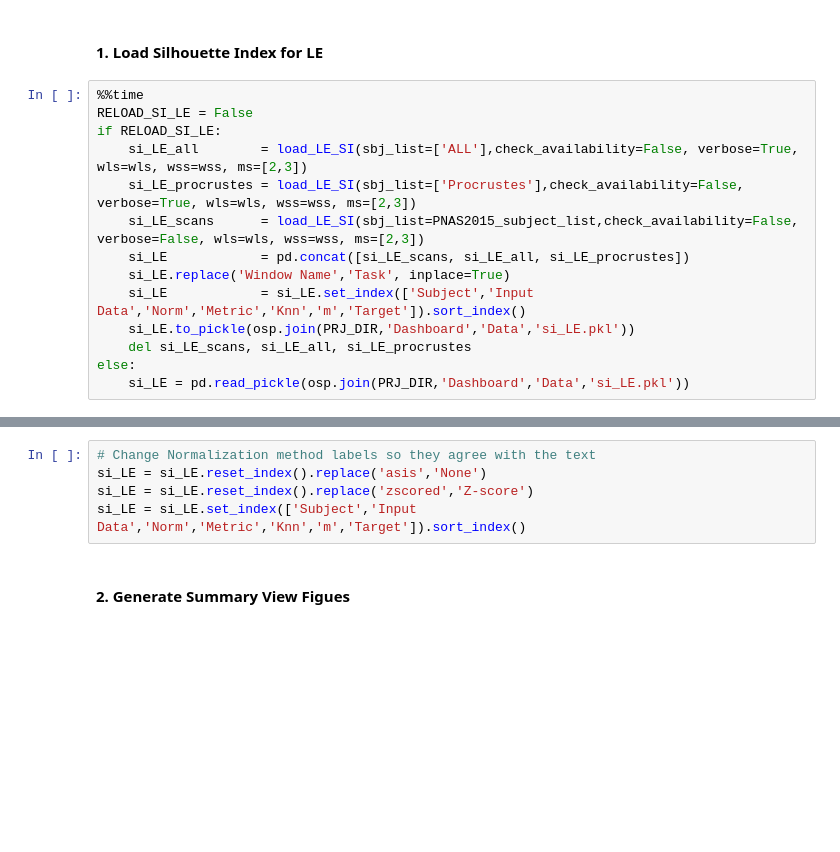
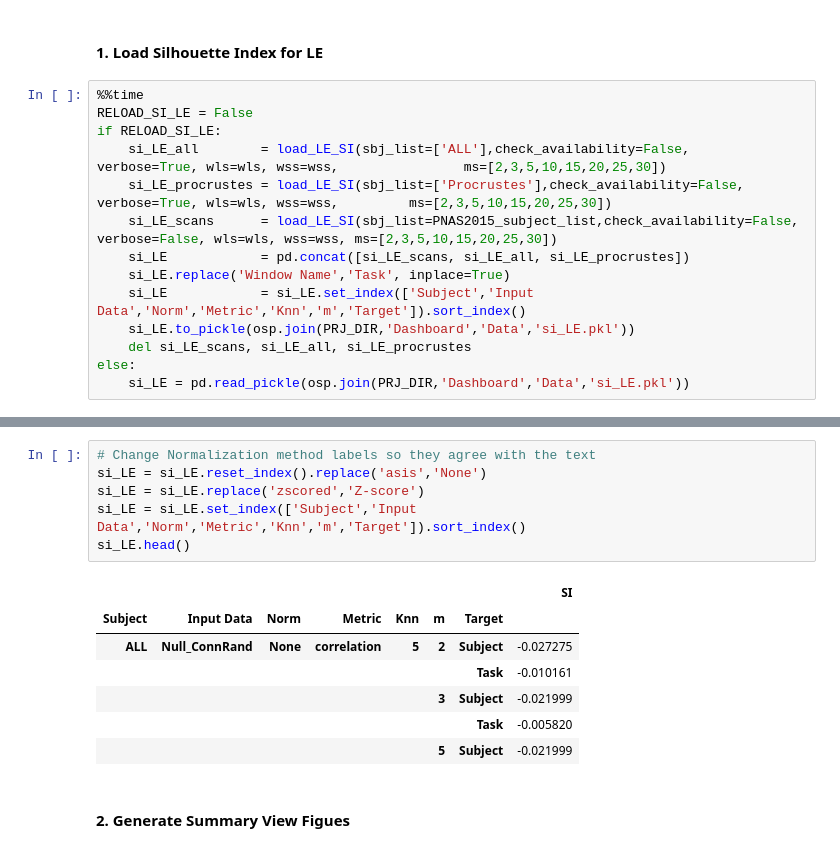
Before and after one commit to nimh-sfim/manifold_learning_fmri, a Jupyter notebook: Notebooks/Scan_Level_Results_GUI.ipynb, the cells around one changed output, grey strips where cells are left out. Cells and saved outputs as stored; diff of their text form; blank space fills up the shorter version.

```diff
--- a/Notebooks/Scan_Level_Results_GUI.ipynb
+++ b/Notebooks/Scan_Level_Results_GUI.ipynb
@@ -58,9 +61,9 @@ data_select_box = pn.Row(sbj_select,input_select, scenario_select, plot2d_toolba
 %%time
 RELOAD_SI_LE = False
 if RELOAD_SI_LE:
-    si_LE_all        = load_LE_SI(sbj_list=['ALL'],check_availability=False, verbose=True, wls=wls, wss=wss, ms=[2,3])
-    si_LE_procrustes = load_LE_SI(sbj_list=['Procrustes'],check_availability=False, verbose=True, wls=wls, wss=wss, ms=[2,3])
-    si_LE_scans      = load_LE_SI(sbj_list=PNAS2015_subject_list,check_availability=False, verbose=False, wls=wls, wss=wss, ms=[2,3])
+    si_LE_all        = load_LE_SI(sbj_list=['ALL'],check_availability=False,               verbose=True, wls=wls, wss=wss,                ms=[2,3,5,10,15,20,25,30])
+    si_LE_procrustes = load_LE_SI(sbj_list=['Procrustes'],check_availability=False,        verbose=True, wls=wls, wss=wss,         ms=[2,3,5,10,15,20,25,30])
+    si_LE_scans      = load_LE_SI(sbj_list=PNAS2015_subject_list,check_availability=False, verbose=False, wls=wls, wss=wss, ms=[2,3,5,10,15,20,25,30])
     si_LE            = pd.concat([si_LE_scans, si_LE_all, si_LE_procrustes])
     si_LE.replace('Window Name','Task', inplace=True)
     si_LE            = si_LE.set_index(['Subject','Input Data','Norm','Metric','Knn','m','Target']).sort_index()
@@ -74,8 +77,17 @@ Wall time: 3.91 ms
 # %%
 # Change Normalization method labels so they agree with the text
 si_LE = si_LE.reset_index().replace('asis','None')
-si_LE = si_LE.reset_index().replace('zscored','Z-score')
+si_LE = si_LE.replace('zscored','Z-score')
 si_LE = si_LE.set_index(['Subject','Input Data','Norm','Metric','Knn','m','Target']).sort_index()
+si_LE.head()
+# %% [output]
+|  |  |  |  |  |  |  | SI |
+| Subject | Input Data | Norm | Metric | Knn | m | Target |  |
+| ALL | Null_ConnRand | None | correlation | 5 | 2 | Subject | -0.027275 |
+|  |  |  |  |  |  | Task | -0.010161 |
+|  |  |  |  |  | 3 | Subject | -0.021999 |
+|  |  |  |  |  |  | Task | -0.005820 |
+|  |  |  |  |  | 5 | Subject | -0.021999 |
 # %% [markdown]
 #### 2. Generate Summary View Figues
 # %%
```
Also changed, not shown: parts of 32 cells of this notebook, 1 other file.
